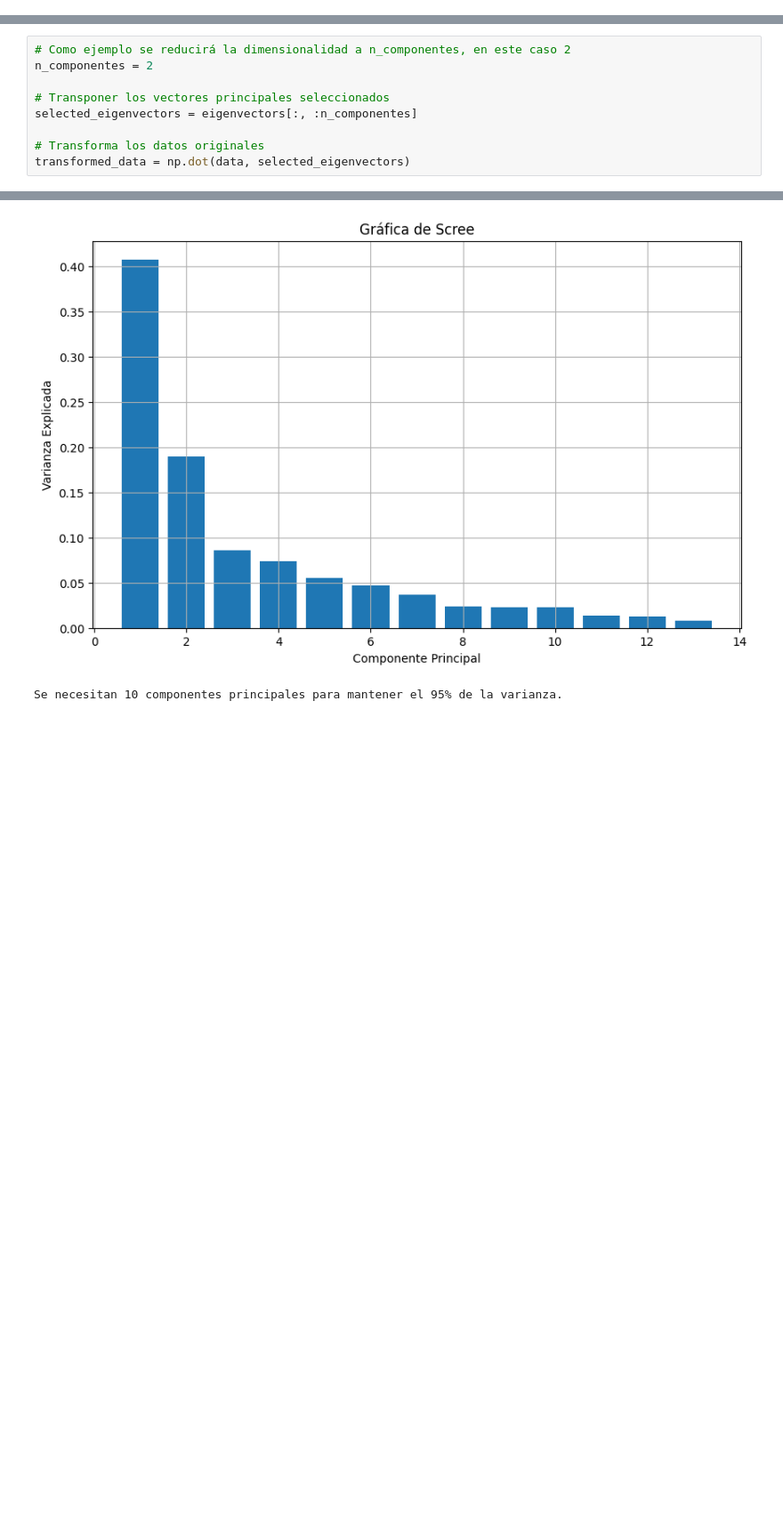
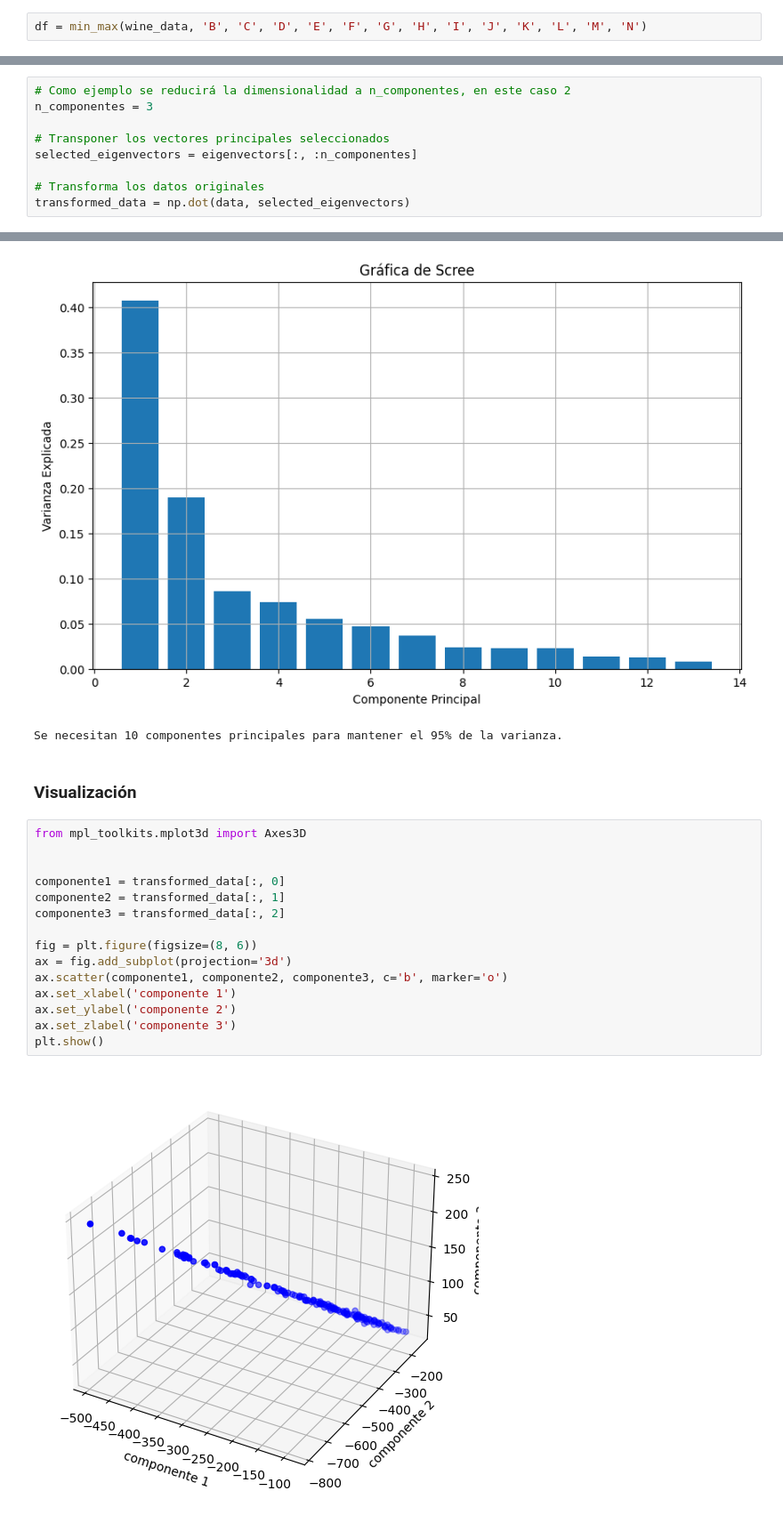
Before and after one commit to CaroPer27/Pr-ctica-2.2-An-lisis-de-Componentes-Principales, a Jupyter notebook: Practica2_2.ipynb, the cells around one changed output, grey strips where cells are left out. Shown: that part at 89% size. Drawn from its saved outputs; the diff is of its cells as text; blank space fills up the shorter version.

```diff
--- a/Practica2_2.ipynb
+++ b/Practica2_2.ipynb
@@ -5,0 +108,2 @@ Mounted at /content/drive
+# %%
+df = min_max(wine_data, 'B', 'C', 'D', 'E', 'F', 'G', 'H', 'I', 'J', 'K', 'L', 'M', 'N')
@@ -57,7 +301,7 @@ Vector Propio 13:
   0.04811869]
 # %%
 # Como ejemplo se reducirá la dimensionalidad a n_componentes, en este caso 2
-n_componentes = 2
+n_componentes = 3
 
 # Transponer los vectores principales seleccionados
 selected_eigenvectors = eigenvectors[:, :n_componentes]
@@ -107,3 +351,22 @@ print(f"Se necesitan {n_components_needed} componentes principales para mantener
 # %% [output]
 [figure]
 Se necesitan 10 componentes principales para mantener el 95% de la varianza.
+# %% [markdown]
+### Visualización
+# %%
+from mpl_toolkits.mplot3d import Axes3D
+
+
+componente1 = transformed_data[:, 0]
+componente2 = transformed_data[:, 1]
+componente3 = transformed_data[:, 2]
+
+fig = plt.figure(figsize=(8, 6))
+ax = fig.add_subplot(projection='3d')
+ax.scatter(componente1, componente2, componente3, c='b', marker='o')
+ax.set_xlabel('componente 1')
+ax.set_ylabel('componente 2')
+ax.set_zlabel('componente 3')
+plt.show()
+# %% [output]
+[figure, added]
```
Also changed, not shown: parts of 17 cells of this notebook.
